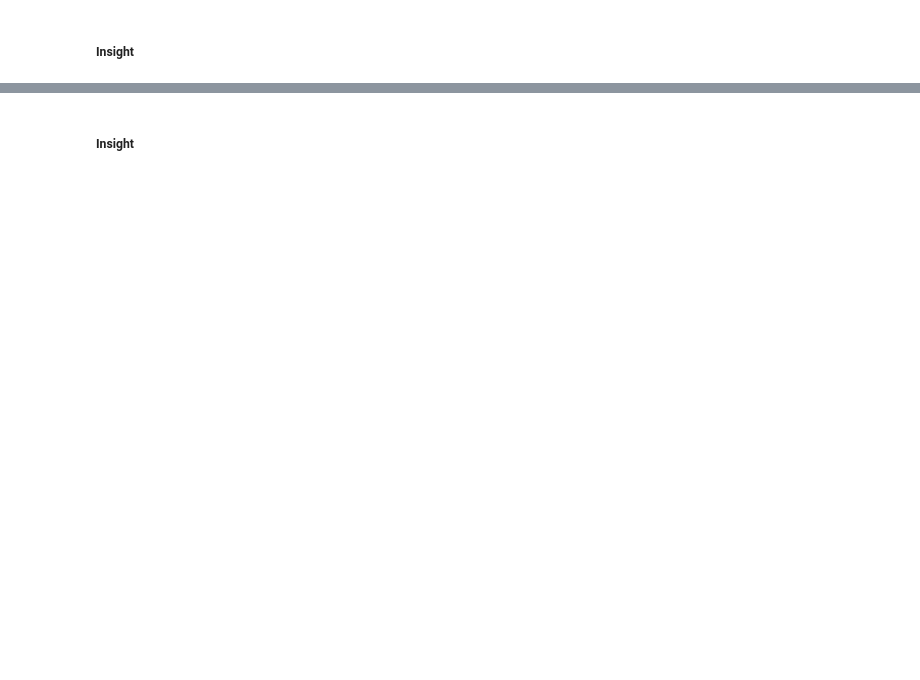
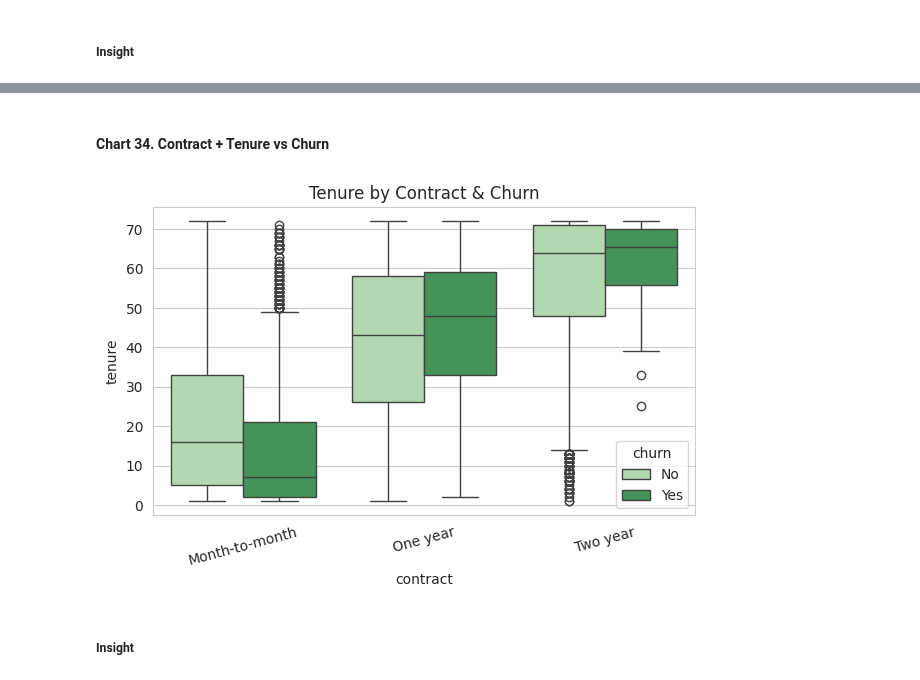
Before and after one commit to Sagarjain93/Machine-Learning-Portfolio, a Jupyter notebook: 03_ML_Practice/Customer_Churn_In_Telecom/Customer_Churn_Telecom.ipynb, the cells around one changed output, grey strips where cells are left out. Saved outputs shown, nothing was run; the diff lists cells and outputs as text; code cells hidden in the pictures; blank space fills up the shorter version.

```diff
--- a/03_ML_Practice/Customer_Churn_In_Telecom/Customer_Churn_Telecom.ipynb
+++ b/03_ML_Practice/Customer_Churn_In_Telecom/Customer_Churn_Telecom.ipynb
@@ -1359,2 +1465,19 @@ Retention improves with:
+# %% [markdown]
+#### **Chart 34. Contract + Tenure vs Churn**
+# %%
+# Chart No. 34 – Tenure Distribution by Contract & Churn
+
+plt.figure(figsize=(7,4))
+sns.boxplot(x='contract',
+            y='tenure',
+            hue='churn',
+            data=df,
+            palette='Greens')
+
+plt.title("Tenure by Contract & Churn")
+plt.xticks(rotation=15)
+plt.show()
+# %% [output]
+[figure, added]
 # %% [markdown]
 ##### **Insight**
```
Also changed, not shown: parts of 44 cells of this notebook.
